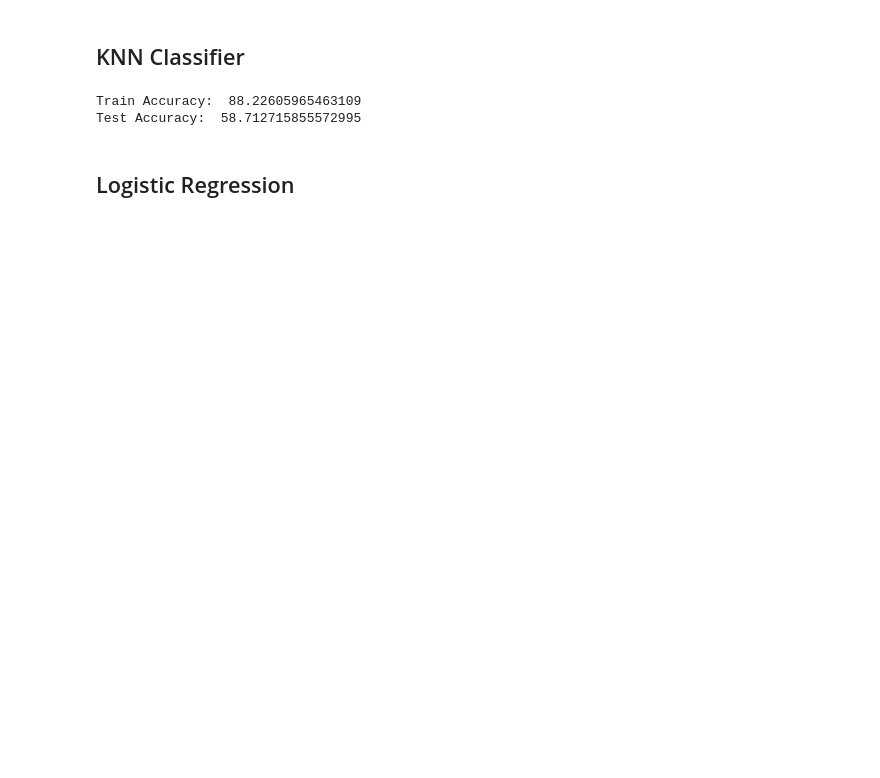
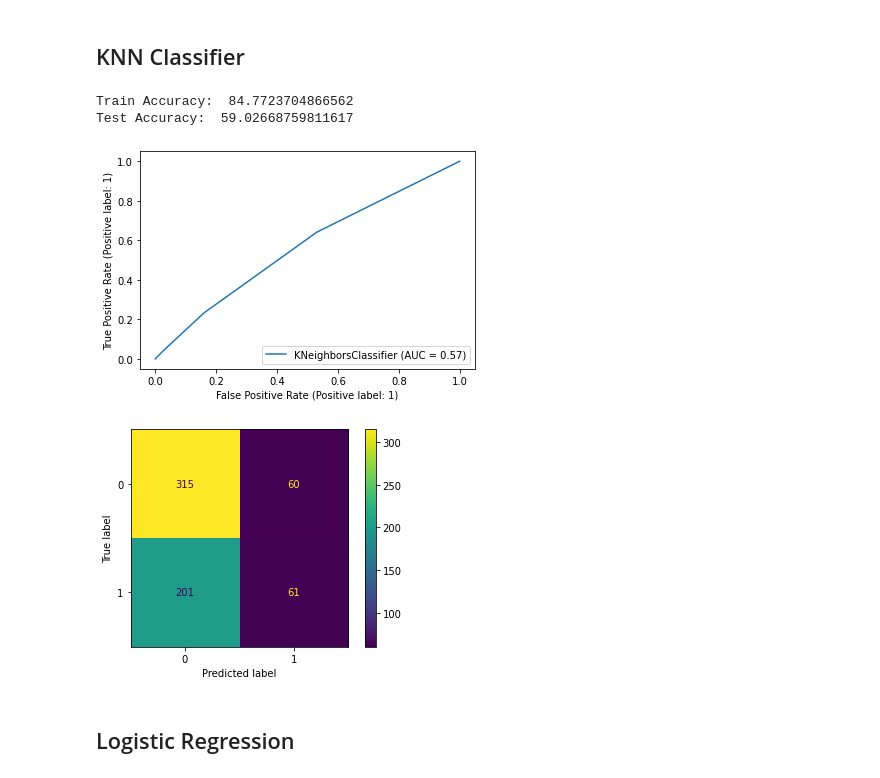
Before and after one commit to ShashiKiranMR/CS-7641-ML-Project, a Jupyter notebook: src/supervised.ipynb, the cells around one changed output. Cells and saved outputs as stored; diff of their text form; code cells hidden in the pictures; blank space fills up the shorter version.

```diff
--- a/src/supervised.ipynb
+++ b/src/supervised.ipynb
@@ -254,26 +261,33 @@ Test Accuracy:  60.75353218210361
 # %%
 from sklearn.neighbors import KNeighborsClassifier
 from sklearn.metrics import accuracy_score
 
 ## KNN classifier
 ## hyperparams
 num_neighbs = 3
 myKNN = KNeighborsClassifier(n_neighbors=num_neighbs)
 
 ## BOW fts
 myKNN.fit(X_train, train_label)
 
 ## test
 #print(neigh.predict(X_test[0]), test_label[0])
 
 train_preds = myKNN.predict(X_train)
 print("Train Accuracy: ", 100*accuracy_score(train_preds, train_label))
 
 test_preds = myKNN.predict(X_test)
 print("Test Accuracy: ", 100*accuracy_score(test_preds, test_label))
+
+## visualize
+RocCurveDisplay.from_estimator(myKNN, X_test, test_label)
+ConfusionMatrixDisplay.from_estimator(myKNN, X_test, test_label)
+plt.show()
 # %% [output]
-Train Accuracy:  88.22605965463109
-Test Accuracy:  58.712715855572995
+Train Accuracy:  84.7723704866562
+Test Accuracy:  59.02668759811617
+[figure, added]
+[figure, added]
 # %% [markdown]
 ## Logistic Regression
 # %%
```
Also changed, not shown: parts of 6 cells of this notebook, 1 other file.
